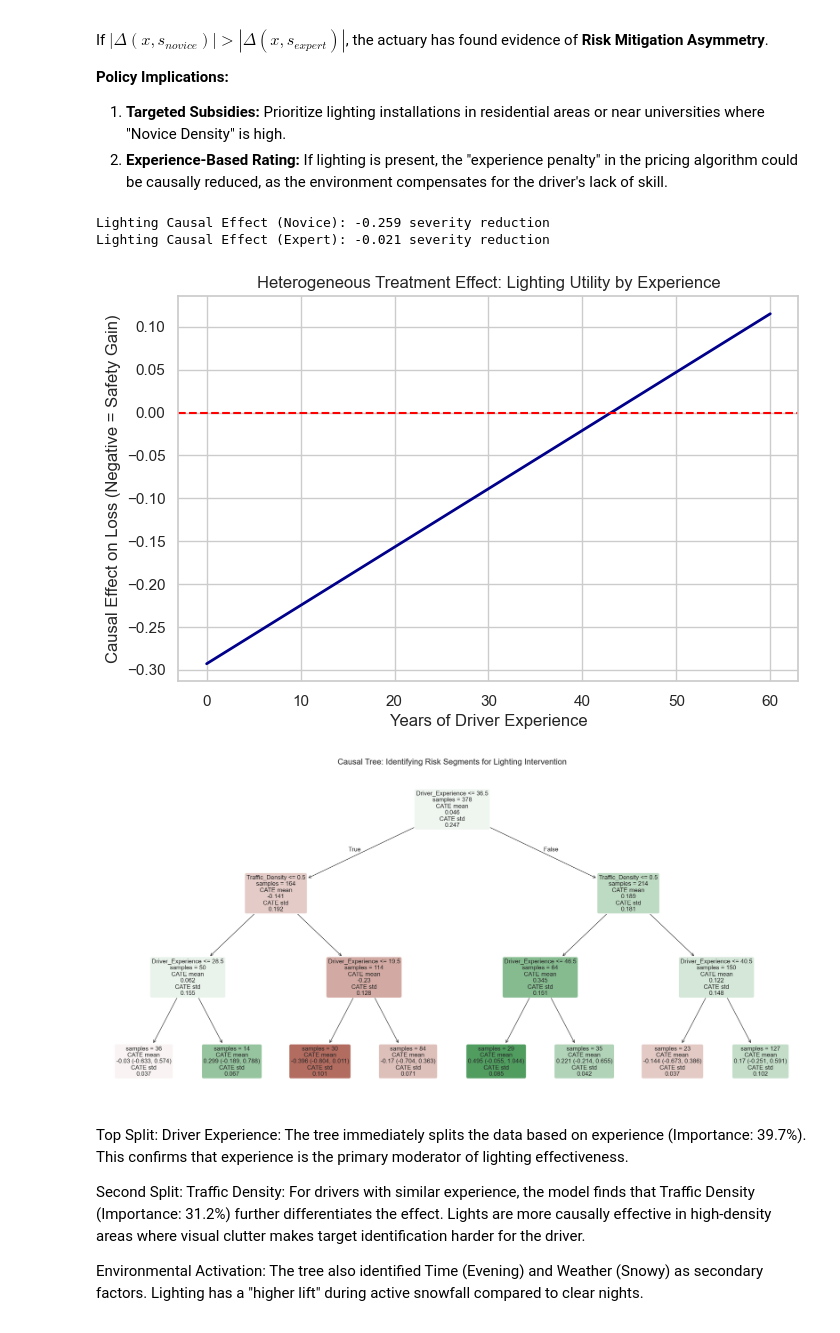
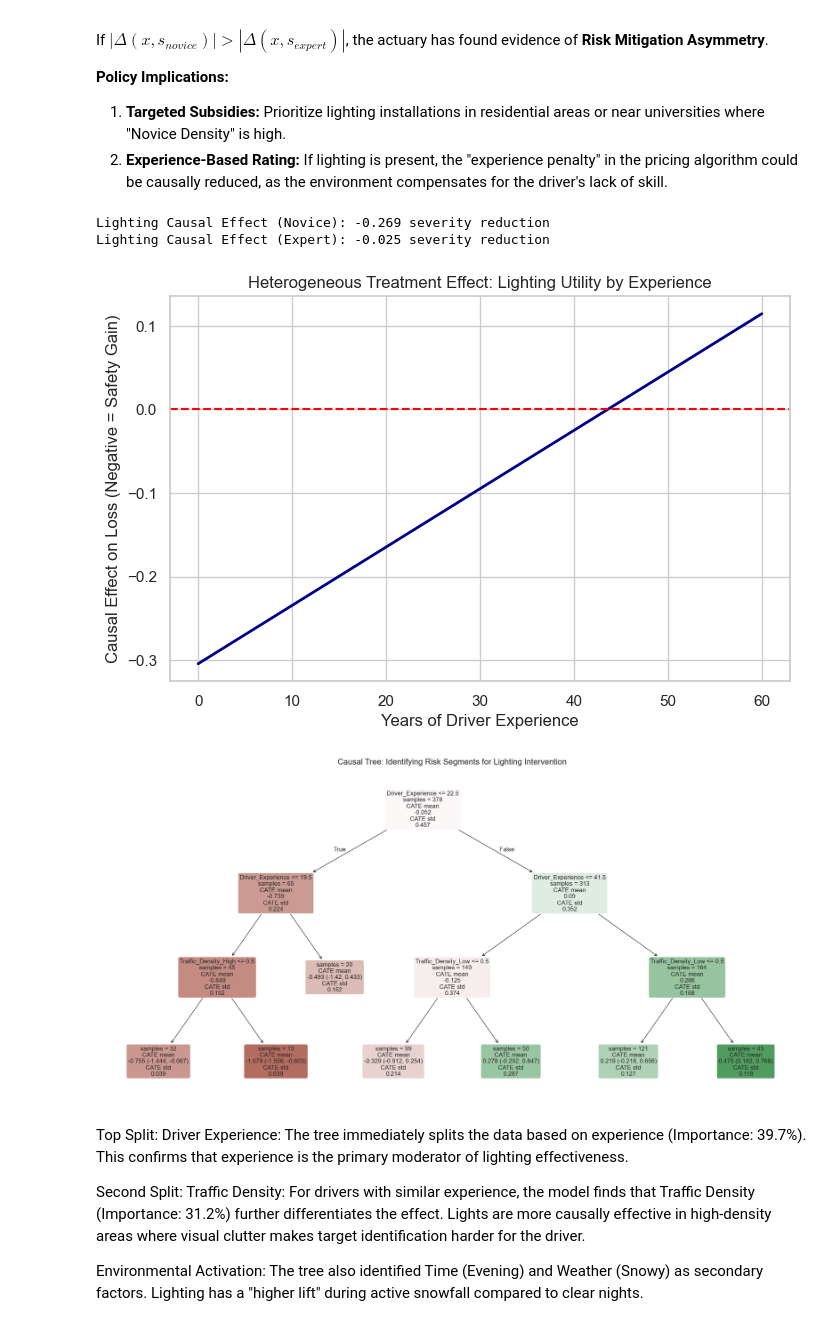
Before and after one commit to tbluemlein/causalinference, a Jupyter notebook: application/traffic_study.ipynb, the cells around one changed output. Drawn from its saved outputs; the diff is of its cells as text; code cells hidden in the pictures.

```diff
--- a/application/traffic_study.ipynb
+++ b/application/traffic_study.ipynb
@@ -76,3 +77,11 @@ Data columns (total 14 columns):
  13  Accident              798 non-null    float64
 dtypes: float64(7), object(7)
 memory usage: 92.0+ KB
+# %%
+density_map = {0: 'Low', 1: 'Moderate', 2: 'High'}
+df['Traffic_Density'] = df['Traffic_Density'].map(density_map)
+categorical_variables = ['Weather', 'Road_Type', 'Road_Condition', 'Traffic_Density', 'Time_of_Day', 'Road_Light_Condition', 'Traffic_Density']
+for col in categorical_variables:
+    print(f"\n{col} unique values:")
+    print(df[col].unique())
+    df[col] = df[col].astype('category')
@@ -196,6 +223,6 @@ plt.xlabel("Years of Driver Experience")
 plt.ylabel("Causal Effect on Loss (Negative = Safety Gain)")
 plt.show()
 # %% [output]
-Lighting Causal Effect (Novice): -0.259 severity reduction
-Lighting Causal Effect (Expert): -0.021 severity reduction
+Lighting Causal Effect (Novice): -0.269 severity reduction
+Lighting Causal Effect (Expert): -0.025 severity reduction
-[figure, old version]
+[figure, new version]
@@ -202,33 +231,35 @@ Lighting Causal Effect (Expert): -0.021 severity reduction
 # %%
 # 1. Prepare Features (X) and Confounders (W)
 # X are the features we want to see splits on (Experience, Traffic)
 # W are the features we just want to 'control for'
-X = df_light[['Driver_Experience', 'Traffic_Density']]
+X_numeric = df_light[['Driver_Experience']].astype(float)
+X_categorical = pd.get_dummies(df_light[['Traffic_Density']], drop_first=False, dtype=float)
+X = pd.concat([X_numeric, X_categorical], axis=1)
 W = pd.get_dummies(df_light[['Time_of_Day', 'Weather']], drop_first=True)
 Y = df_light['Loss']
 T = df_light['Treatment_Light']
 
 # 2. Train the Causal Forest
 cf = CausalForestDML(model_y=RandomForestRegressor(),
                      model_t=RandomForestClassifier(),
                      discrete_treatment=True)
 cf.fit(Y, T, X=X, W=W)
 
 # 3. Estimate Treatment Effects for every row
 treatment_effects = cf.effect(X)
 
 # 4. Use the Specialized Interpreter
 # This extracts a SINGLE summary tree directly from the forest's logic
 intrp = SingleTreeCateInterpreter(include_model_uncertainty=True, max_depth=3, min_samples_leaf=10)
 intrp.interpret(cf, X)
 
 # 5. Professional Visualization
 plt.figure(figsize=(25, 12))
 intrp.plot(feature_names=X.columns, fontsize=12)
 plt.title("Causal Tree: Identifying Risk Segments for Lighting Intervention", fontsize=16)
 plt.show()
 # %% [output]
-[figure, old version]
+[figure, new version]
 # %% [markdown]
 Top Split: Driver Experience: The tree immediately splits the data based on experience (Importance: 39.7%). This confirms that experience is the primary moderator of lighting effectiveness.
 
```
Also changed, not shown: parts of 10 cells of this notebook, 2 other files.
